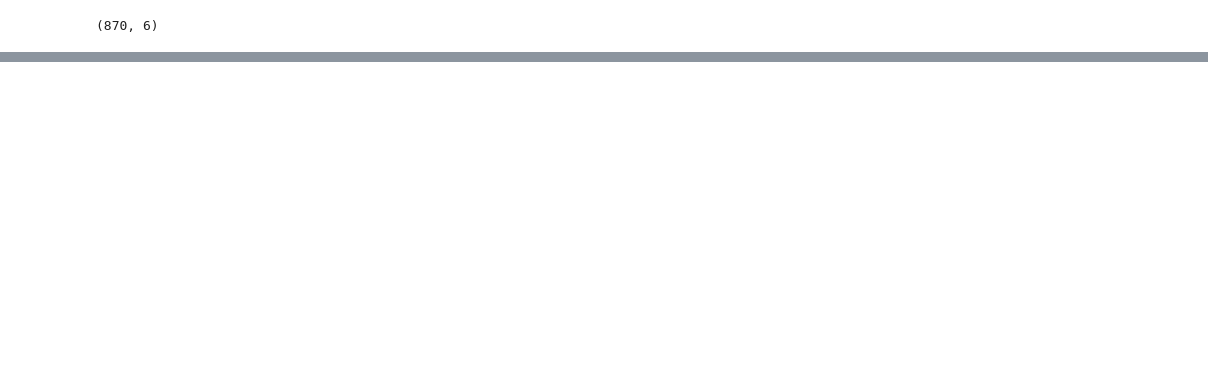
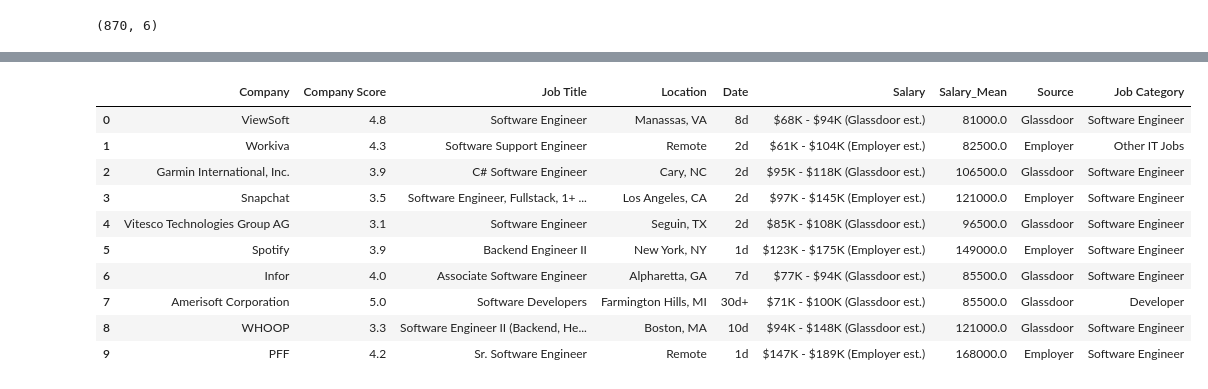
Before and after one commit to SuperDataScience-Community-Projects/SDS-CP009-ds-salary-pred, a Jupyter notebook: notebooks/kevin-landivar/Kevin_salary_prediction.ipynb, the cells around one changed output, grey strips where cells are left out. Drawn from its saved outputs; the diff is of its cells as text; code cells hidden in the pictures; blank space fills up the shorter version.

Commit message:
Adding the steps for Feature engineering and Model selection

```diff
--- a/notebooks/kevin-landivar/Kevin_salary_prediction.ipynb
+++ b/notebooks/kevin-landivar/Kevin_salary_prediction.ipynb
@@ -183,0 +167,3 @@ dtype: int64
+# %%
+df['Company'] = df['Company'].astype(str)
+print(df.isna().sum())
@@ -183,0 +180,7 @@ dtype: int64
+# %%
+df['Location'] = df.groupby('Company')['Location'].transform(lambda x: x.ffill().bfill())
+df = df.dropna(subset=['Location'])
+
+# df.info()
+
+print(df.isna().sum())
@@ -183,0 +199,4 @@ dtype: int64
+# %%
+df = df[df['Salary_Mean'].notna()]
+# df['MAX'].fillna(df['MIN'],inplace=True)
+df.sample(100)
@@ -183,0 +217,24 @@ dtype: int64
+# %%
+def categorize_job_title(title):
+    title = title.lower()  # Convert to lowercase for consistency
+    if 'backend' in title or 'frontend' in title or 'software engineer' in title:
+        return 'Software Engineer'
+    elif 'developer' in title or 'development' in title:
+        return 'Developer'
+    elif 'data scientist' in title:
+        return 'Data Scientist'
+    elif 'machine learning' in title or 'ai' in title or 'ml' in title:
+        return 'Machine Learning/AI Engineer'
+    elif 'devops' in title:
+        return 'DevOps Engineer'
+    elif 'full stack' in title:
+        return 'Full Stack Developer'
+    elif 'test' in title or 'quality' in title:
+        return 'QA Engineer'
+    else:
+        return 'Other IT Jobs'
+
+
+df['Job Category'] = df['Job Title'].apply(categorize_job_title)
+
+print(df)
@@ -183,0 +259,14 @@ dtype: int64
+# %%
+df.head(10)
+# %% [output]
+|  | Company | Company Score | Job Title | Location | Date | Salary | Salary_Mean | Source | Job Category |
+| 0 | ViewSoft | 4.8 | Software Engineer | Manassas, VA | 8d | $68K - $94K (Glassdoor est.) | 81000.0 | Glassdoor | Software Engineer |
+| 1 | Workiva | 4.3 | Software Support Engineer | Remote | 2d | $61K - $104K (Employer est.) | 82500.0 | Employer | Other IT Jobs |
+| 2 | Garmin International, Inc. | 3.9 | C# Software Engineer | Cary, NC | 2d | $95K - $118K (Glassdoor est.) | 106500.0 | Glassdoor | Software Engineer |
+| 3 | Snapchat | 3.5 | Software Engineer, Fullstack, 1+ ... | Los Angeles, CA | 2d | $97K - $145K (Employer est.) | 121000.0 | Employer | Software Engineer |
+| 4 | Vitesco Technologies Group AG | 3.1 | Software Engineer | Seguin, TX | 2d | $85K - $108K (Glassdoor est.) | 96500.0 | Glassdoor | Software Engineer |
+| 5 | Spotify | 3.9 | Backend Engineer II | New York, NY | 1d | $123K - $175K (Employer est.) | 149000.0 | Employer | Software Engineer |
+| 6 | Infor | 4.0 | Associate Software Engineer | Alpharetta, GA | 7d | $77K - $94K (Glassdoor est.) | 85500.0 | Glassdoor | Software Engineer |
+| 7 | Amerisoft Corporation | 5.0 | Software Developers | Farmington Hills, MI | 30d+ | $71K - $100K (Glassdoor est.) | 85500.0 | Glassdoor | Developer |
+| 8 | WHOOP | 3.3 | Software Engineer II (Backend, He... | Boston, MA | 10d | $94K - $148K (Glassdoor est.) | 121000.0 | Glassdoor | Software Engineer |
+| 9 | PFF | 4.2 | Sr. Software Engineer | Remote | 1d | $147K - $189K (Employer est.) | 168000.0 | Employer | Software Engineer |
```
Also changed, not shown: parts of 58 cells of this notebook.
